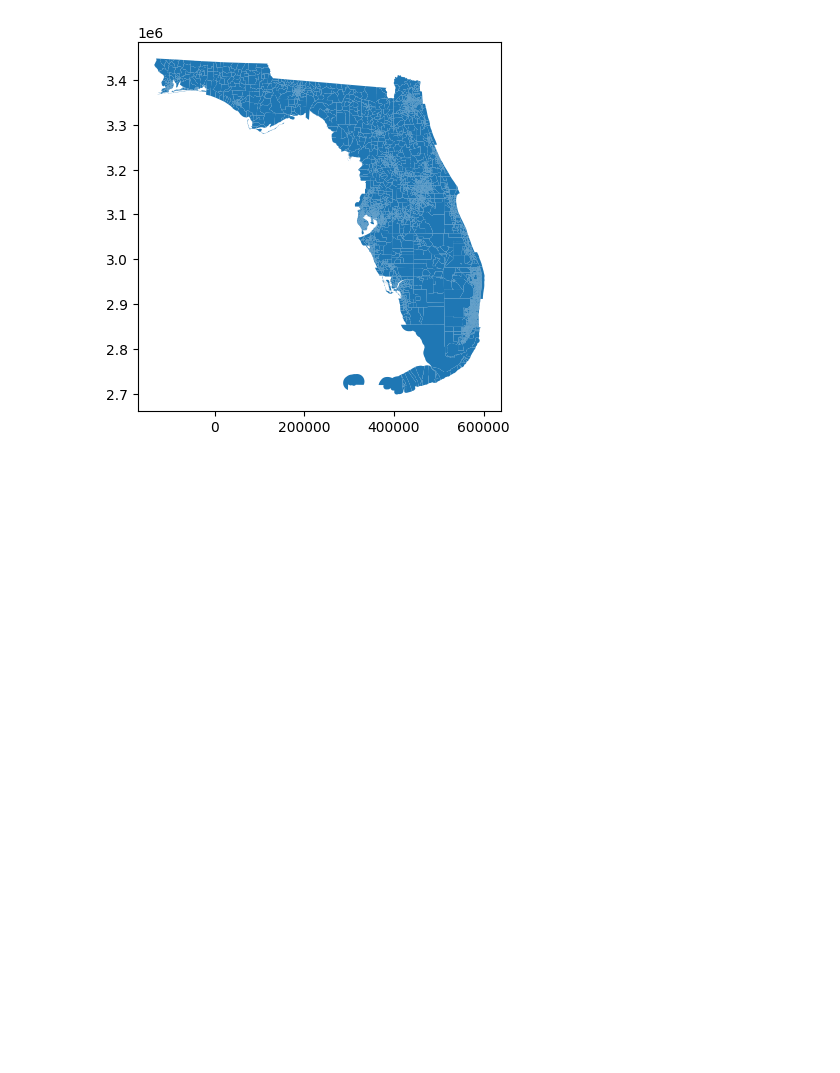
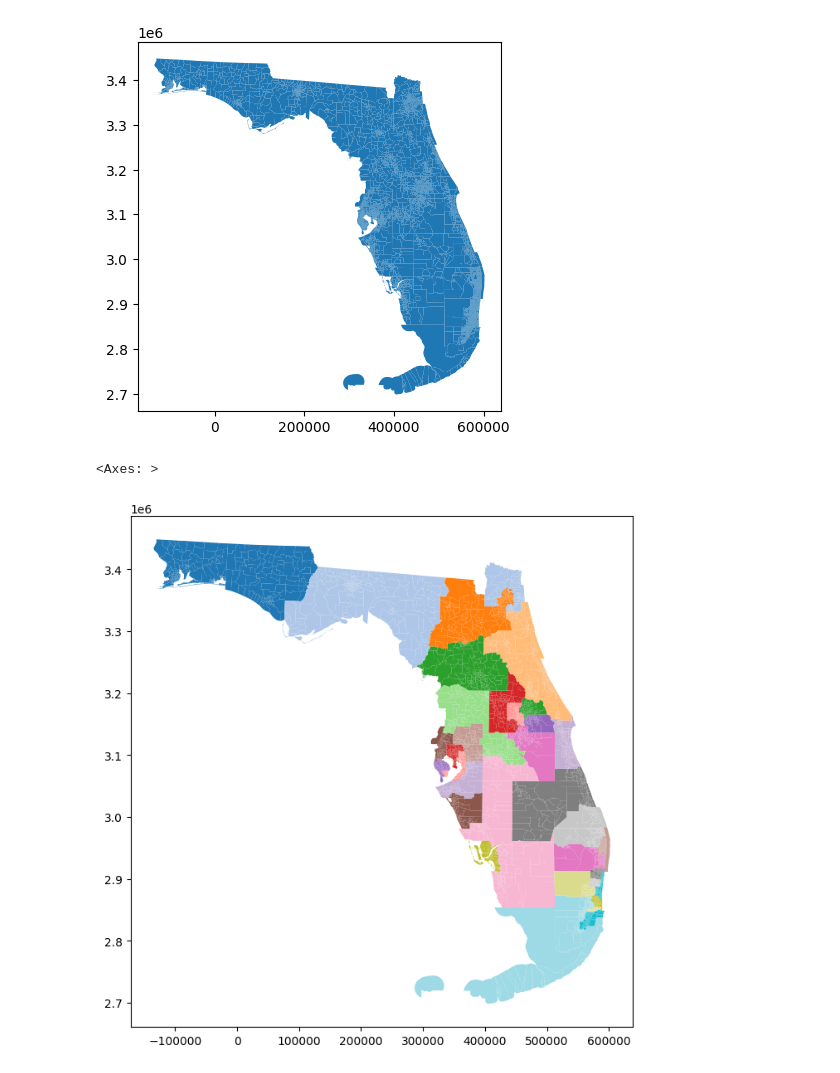
Before and after one commit to eveomett-states/Florida, a Jupyter notebook: fl-1.ipynb, the cells around one changed output. Drawn from its saved outputs; the diff is of its cells as text; code cells hidden in the pictures; blank space fills up the shorter version.

```diff
--- a/fl-1.ipynb
+++ b/fl-1.ipynb
@@ -518,3 +535,25 @@ shape.plot()
 # %% [output]
 <Axes: >
 [figure]
+# %%
+df=gpd.read_file("./fl/fl.shp")
+# %%
+from gerrychain import (GeographicPartition, Partition, Graph, MarkovChain,
+                        proposals, updaters, constraints, accept, Election)
+from gerrychain.proposals import recom
+total_steps_in_run=5
+graph = Graph.from_json("./fl.json")
+elections = [
+    Election("PRES16", {"Democratic": "T16PRESD", "Republican": "T16PRESR"}),
+]
+my_updaters = {"population": updaters.Tally("TOTPOP", alias="population")}
+election_updaters = {election.name: election for election in elections}
+my_updaters.update(election_updaters)
+initial_partition = GeographicPartition(graph,
+                                        assignment= "SEND", #"2011_PLA_1",     # "GOV", "REMEDIAL_P",
+                                        updaters=my_updaters)
+# %%
+df.plot(pd.Series([initial_partition.assignment[i] for i in df.index]), cmap="tab20", figsize=(16,8))
+# %% [output]
+<Axes: >
+[figure, added]
```
Also changed, not shown: parts of 6 cells of this notebook, 2 other files.
